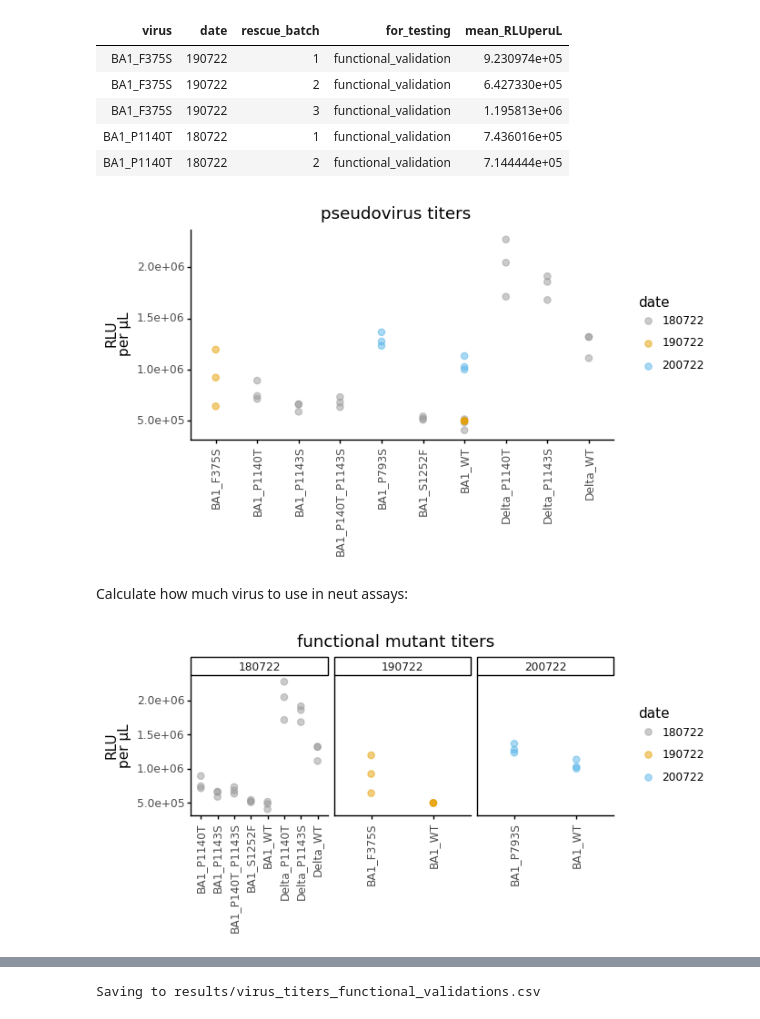
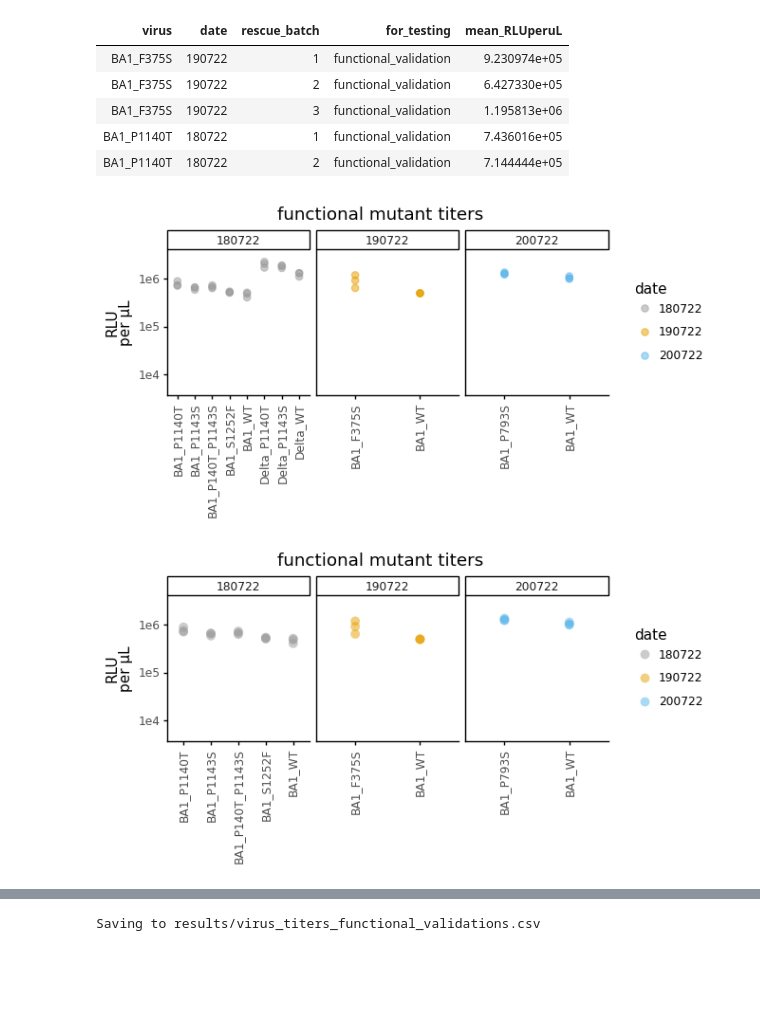
Before and after one commit to jbloomlab/SARS-CoV-2-BA.1_Spike_DMS_validations, a Jupyter notebook: virus_titers_functional_mutants.ipynb, the cells around one changed output, grey strips where cells are left out. Saved outputs shown, nothing was run; the diff lists cells and outputs as text; code cells hidden in the pictures; blank space fills up the shorter version.

```diff
--- a/virus_titers_functional_mutants.ipynb
+++ b/virus_titers_functional_mutants.ipynb
@@ -105,44 +105,50 @@ display(HTML(average_titers.head().to_html(index=False)))
 | BA1_P1140T | 180722 | 1 | functional_validation | 7.436016e+05 |
 | BA1_P1140T | 180722 | 2 | functional_validation | 7.144444e+05 |
 # %%
-p = (ggplot(average_titers,
+h = (ggplot(average_titers,
             aes(x='virus', y='mean_RLUperuL', color='date')
            ) +
      geom_point(size=2.5, alpha=0.5)+
      theme_classic() +
      theme(axis_text_x=element_text(angle=90, vjust=1, hjust=0.5),
-           figure_size=(average_titers['virus'].nunique()*.6,3),
-           axis_title_x=element_blank()
+           figure_size=(average_titers['virus'].nunique()*0.6,2),
+           axis_title_x=element_blank(),
           ) +
-     scale_y_continuous(labels=scientific_format(digits=2))+
+     facet_wrap('~date', scales='free_x') +
      ylab('RLU\nper µL')+
-     labs(title='pseudovirus titers') +
-     scale_color_manual(values=CBPALETTE)
+     labs(title='functional mutant titers') +
+     scale_color_manual(values=CBPALETTE)+
+     scale_y_log10(limits=[5e3,3e6])
     )
 
-_ = p.draw()
+_ = h.draw()
+
+_.savefig(f'{resultsdir}/functional_virus_titers.pdf', bbox_inches='tight')
 # %% [output]
-[figure, old version]
+[figure, new version]
-# %% [markdown]
-Calculate how much virus to use in neut assays:
+# %%
+average_titers_BA = average_titers[~average_titers.virus.str.contains('|'.join('Delta'))]
+average_titers_Delta = average_titers[average_titers.virus.str.contains('|'.join('Delta'))]
 # %%
-p = (ggplot(average_titers,
+h = (ggplot(average_titers_BA,
             aes(x='virus', y='mean_RLUperuL', color='date')
            ) +
-     geom_point(size=2.5, alpha=0.5)+
+     geom_point(size=4, alpha=0.5, stroke = 0)+
      theme_classic() +
      theme(axis_text_x=element_text(angle=90, vjust=1, hjust=0.5),
            figure_size=(average_titers['virus'].nunique()*0.6,2),
            axis_title_x=element_blank(),
           ) +
      facet_wrap('~date', scales='free_x') +
      ylab('RLU\nper µL')+
-     scale_y_continuous(labels=scientific_format(digits=2))+
      labs(title='functional mutant titers') +
-     scale_color_manual(values=CBPALETTE)
+     scale_color_manual(values=CBPALETTE)+
+     scale_y_log10(limits=[5e3,3e6])
     )
 
-_ = p.draw()
+_ = h.draw()
+
+_.savefig(f'{resultsdir}/functional_virus_titers_BA1.pdf', bbox_inches='tight')
 # %% [output]
-[figure, old version]
+[figure, new version]
 # %%
```
Also changed, not shown: parts of 1 cell of this notebook, 8 other files.
